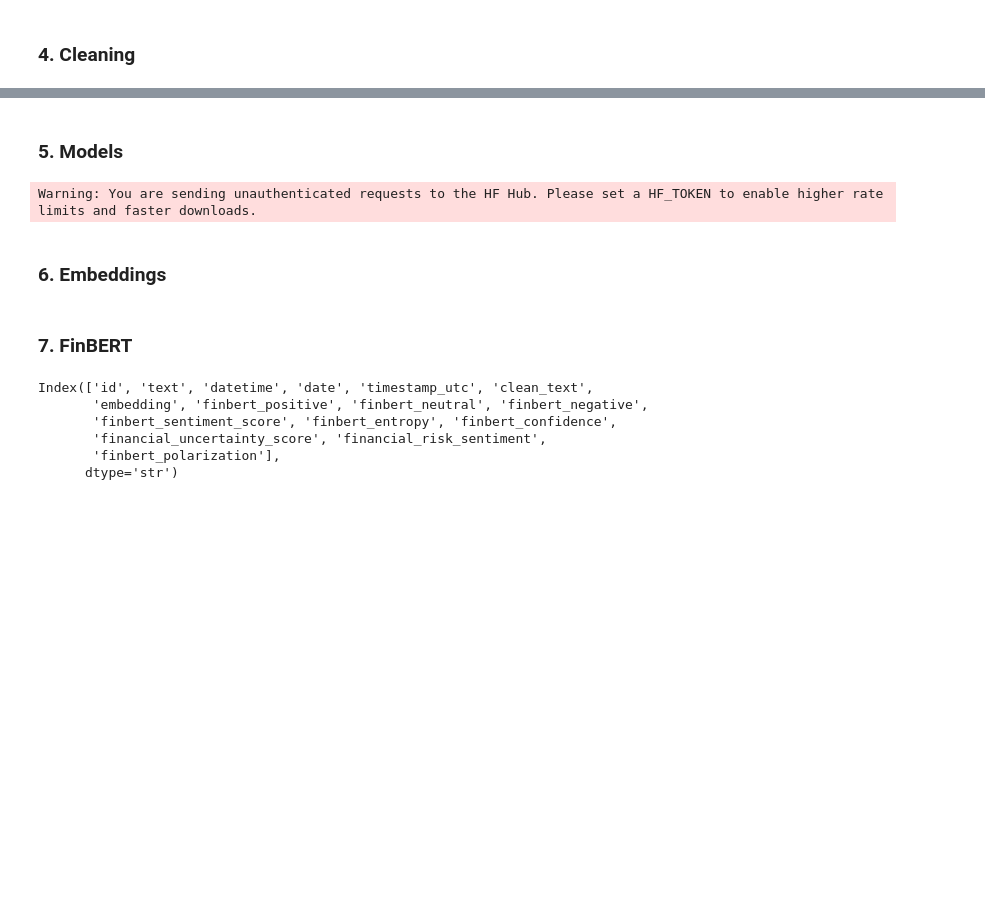
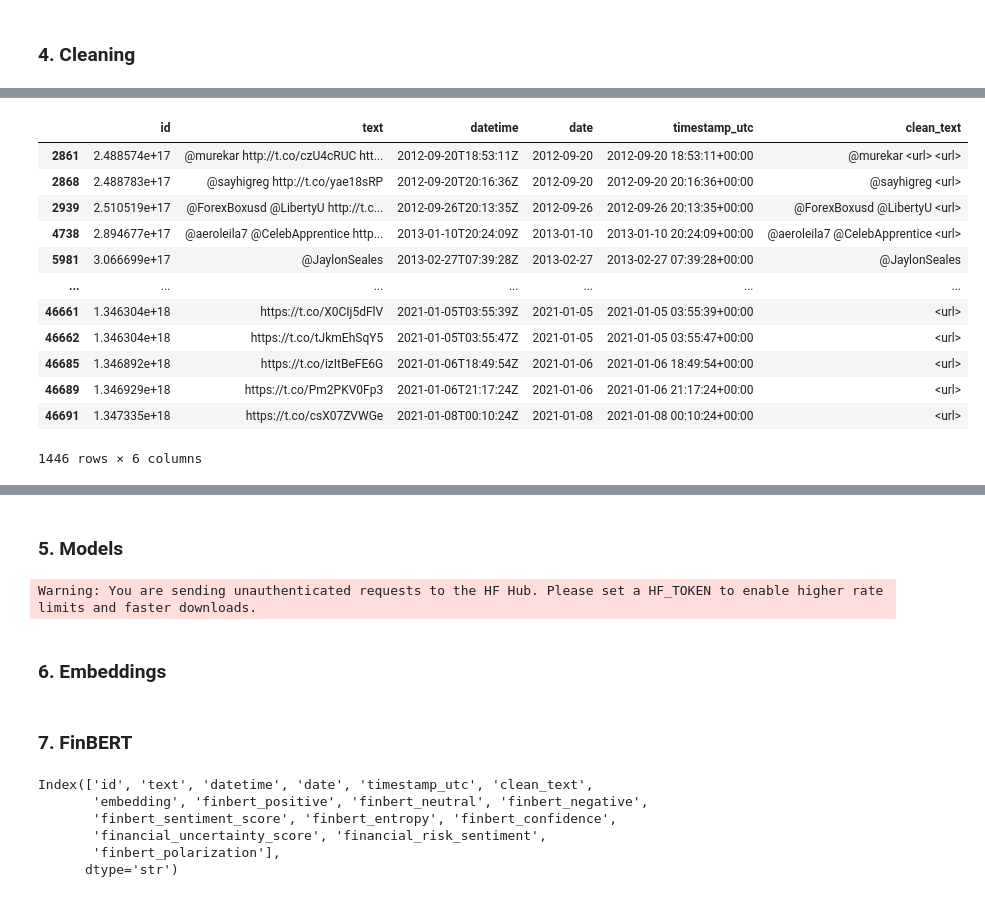
Before and after one commit to fstevener/trump_oil_analysis_v2, a Jupyter notebook: 01_notebooks/1.1_preprocessing_tweets.ipynb, the cells around one changed output, grey strips where cells are left out. Cells and saved outputs as stored; diff of their text form; code cells hidden in the pictures; blank space fills up the shorter version.

```diff
--- a/01_notebooks/1.1_preprocessing_tweets.ipynb
+++ b/01_notebooks/1.1_preprocessing_tweets.ipynb
@@ -216,2 +236,13 @@ tweets_df = tweets_df.sort_values(
 # %% [markdown]
 ### 4. Cleaning
+# %%
+def clean_text(text):
+    if pd.isna(text):
+        return ""
+
+    text = str(text)
+
+    text = re.sub(r"http\S+", "<url>", text)
+    text = re.sub(r"\s+", " ", text).strip()
+
+    return text
@@ -265,0 +308,15 @@ dtype: int64
+# %%
+def is_useless_text(text):
+    if pd.isna(text):
+        return True
+
+    text = str(text).strip()
+
+    # entferne URLs, Mentions, Hashtags
+    cleaned = re.sub(r"http\S+|@\w+|#\w+", "", text)
+
+    # entferne extra whitespace
+    cleaned = re.sub(r"\s+", "", cleaned)
+
+    # wenn danach nichts übrig bleibt -> kein "normaler" Text
+    return cleaned == ""
@@ -265,0 +327,16 @@ dtype: int64
+# %%
+filtered_df
+# %% [output]
+|  | id | text | datetime | date | timestamp_utc | clean_text |
+| 2861 | 2.488574e+17 | @murekar http://t.co/czU4cRUC htt... | 2012-09-20T18:53:11Z | 2012-09-20 | 2012-09-20 18:53:11+00:00 | @murekar <url> <url> |
+| 2868 | 2.488783e+17 | @sayhigreg http://t.co/yae18sRP | 2012-09-20T20:16:36Z | 2012-09-20 | 2012-09-20 20:16:36+00:00 | @sayhigreg <url> |
+| 2939 | 2.510519e+17 | @ForexBoxusd @LibertyU http://t.c... | 2012-09-26T20:13:35Z | 2012-09-26 | 2012-09-26 20:13:35+00:00 | @ForexBoxusd @LibertyU <url> |
+| 4738 | 2.894677e+17 | @aeroleila7 @CelebApprentice http... | 2013-01-10T20:24:09Z | 2013-01-10 | 2013-01-10 20:24:09+00:00 | @aeroleila7 @CelebApprentice <url> |
+| 5981 | 3.066699e+17 | @JaylonSeales | 2013-02-27T07:39:28Z | 2013-02-27 | 2013-02-27 07:39:28+00:00 | @JaylonSeales |
+| ... | ... | ... | ... | ... | ... | ... |
+| 46661 | 1.346304e+18 | https://t.co/X0CIj5dFlV | 2021-01-05T03:55:39Z | 2021-01-05 | 2021-01-05 03:55:39+00:00 | <url> |
+| 46662 | 1.346304e+18 | https://t.co/tJkmEhSqY5 | 2021-01-05T03:55:47Z | 2021-01-05 | 2021-01-05 03:55:47+00:00 | <url> |
+| 46685 | 1.346892e+18 | https://t.co/izItBeFE6G | 2021-01-06T18:49:54Z | 2021-01-06 | 2021-01-06 18:49:54+00:00 | <url> |
+| 46689 | 1.346929e+18 | https://t.co/Pm2PKV0Fp3 | 2021-01-06T21:17:24Z | 2021-01-06 | 2021-01-06 21:17:24+00:00 | <url> |
+| 46691 | 1.347335e+18 | https://t.co/csX07ZVWGe | 2021-01-08T00:10:24Z | 2021-01-08 | 2021-01-08 00:10:24+00:00 | <url> |
+1446 rows × 6 columns
```
Also changed, not shown: parts of 81 cells of this notebook, 3 other files.
